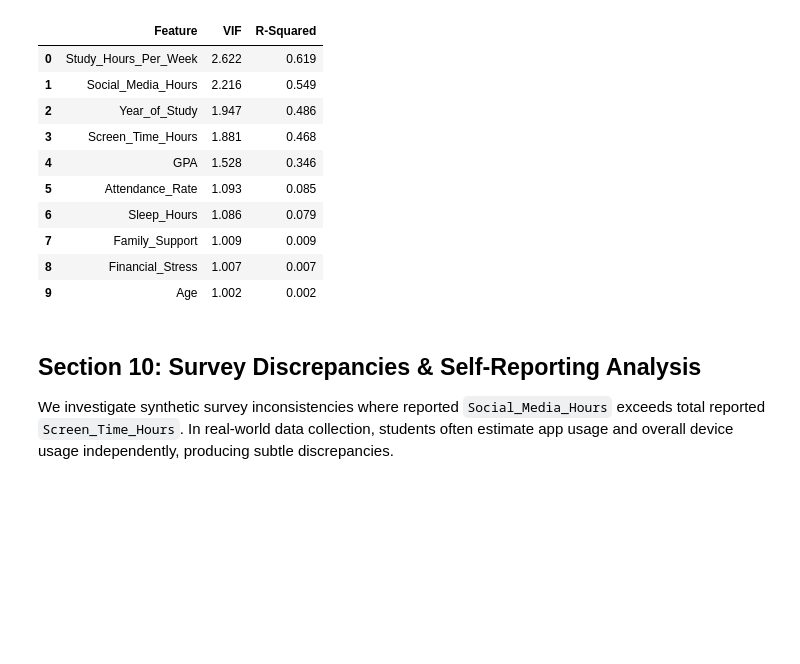
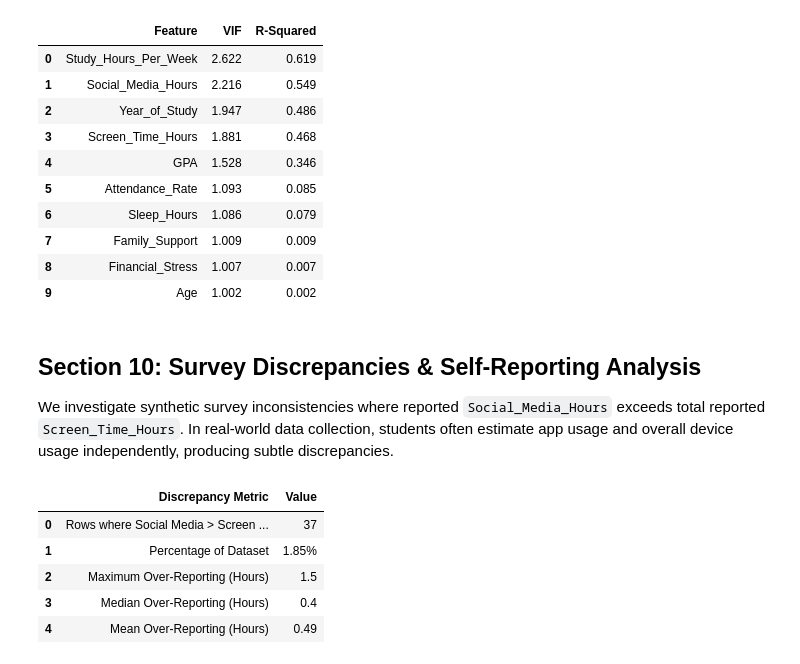
Before and after one commit to Badr-Eddine-Slaoui/CAMPUSWELL-RIS-LAB, a Jupyter notebook: notebooks/01_eda.ipynb, the cells around one changed output. Saved outputs shown, nothing was run; the diff lists cells and outputs as text; code cells hidden in the pictures; blank space fills up the shorter version.

```diff
--- a/notebooks/01_eda.ipynb
+++ b/notebooks/01_eda.ipynb
@@ -425,3 +425,30 @@ vif_df
 # %% [markdown]
 ## Section 10: Survey Discrepancies & Self-Reporting Analysis
 We investigate synthetic survey inconsistencies where reported `Social_Media_Hours` exceeds total reported `Screen_Time_Hours`. In real-world data collection, students often estimate app usage and overall device usage independently, producing subtle discrepancies.
+# %%
+time_discrepancy = df[df["Social_Media_Hours"] > df["Screen_Time_Hours"]]
+discrepancy_delta = df["Social_Media_Hours"] - df["Screen_Time_Hours"]
+
+pd.DataFrame({
+    "Discrepancy Metric": [
+        "Rows where Social Media > Screen Time",
+        "Percentage of Dataset",
+        "Maximum Over-Reporting (Hours)",
+        "Median Over-Reporting (Hours)",
+        "Mean Over-Reporting (Hours)"
+    ],
+    "Value": [
+        len(time_discrepancy),
+        f"{round(len(time_discrepancy) / len(df) * 100, 2)}%",
+        round(float(discrepancy_delta[discrepancy_delta > 0].max()), 2),
+        round(float(discrepancy_delta[discrepancy_delta > 0].median()), 2),
+        round(float(discrepancy_delta[discrepancy_delta > 0].mean()), 2)
+    ]
+})
+# %% [output]
+|  | Discrepancy Metric | Value |
+| 0 | Rows where Social Media > Screen ... | 37 |
+| 1 | Percentage of Dataset | 1.85% |
+| 2 | Maximum Over-Reporting (Hours) | 1.5 |
+| 3 | Median Over-Reporting (Hours) | 0.4 |
+| 4 | Mean Over-Reporting (Hours) | 0.49 |
```
Also changed, not shown: parts of 3 cells of this notebook.
